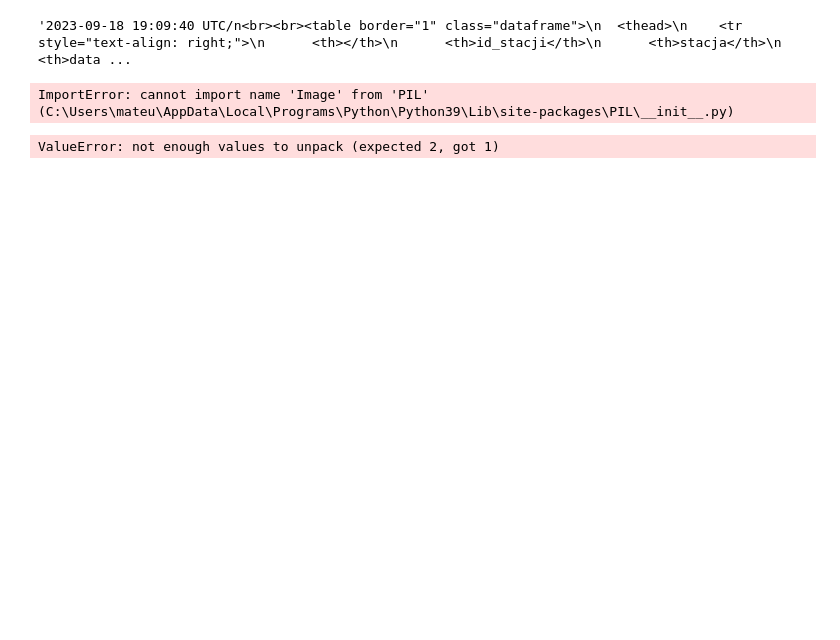
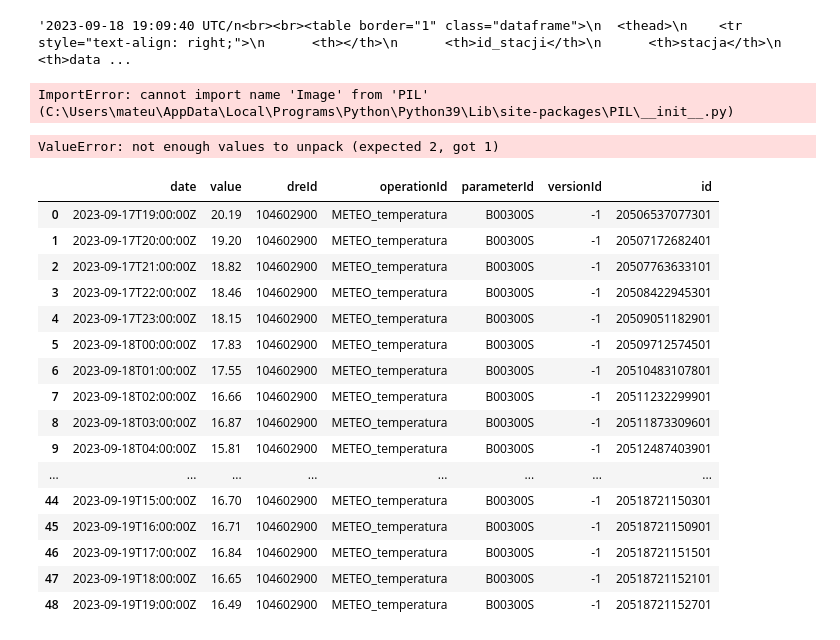
Before and after one commit to MateuszRac/Weather, a Jupyter notebook: imgw.ipynb, the cells around one changed output. Saved outputs shown, nothing was run; the diff lists cells and outputs as text; code cells hidden in the pictures; blank space fills up the shorter version.

```diff
--- a/imgw.ipynb
+++ b/imgw.ipynb
@@ -136,3 +136,56 @@ fig = px.line(df, x='Year', y='Value', title='Interactive Line Chart')
 
 # Export the plot as an HTML file
 fig.write_html('line_plot.html', auto_open=True)
+# %%
+import requests
+import json
+import pandas as pd
+import plotly.express as px
+
+headers = {
+    'Accept': 'application/json, text/javascript, */*; q=0.01',
+    'Accept-Language': 'en-US,en;q=0.7',
+    'Connection': 'keep-alive',
+    'Referer': 'https://hydro.imgw.pl/',
+    'Sec-Fetch-Dest': 'empty',
+    'Sec-Fetch-Mode': 'cors',
+    'Sec-Fetch-Site': 'same-origin',
+    'Sec-GPC': '1',
+    'User-Agent': 'Mozilla/5.0 (Windows NT 10.0; Win64; x64) AppleWebKit/537.36 (KHTML, like Gecko) Chrome/117.0.0.0 Safari/537.36',
+    'X-Requested-With': 'XMLHttpRequest',
+    'sec-ch-ua': '"Brave";v="117", "Not;A=Brand";v="8", "Chromium";v="117"',
+    'sec-ch-ua-mobile': '?0',
+    'sec-ch-ua-platform': '"Windows"',
+}
+
+params = {
+    'id': '251230120',
+}
+
+response = requests.get('https://hydro.imgw.pl/api/station/meteo/', params=params, headers=headers)
+
+j = json.loads(response.text)
+
+name = j['name']
+df = pd.DataFrame.from_dict(j['airTemperatureRecords'])
+df['value'] = pd.to_numeric(df["value"])
+# %%
+df
+# %% [output]
+|  | date | value | dreId | operationId | parameterId | versionId | id |
+| 0 | 2023-09-17T19:00:00Z | 20.19 | 104602900 | METEO_temperatura | B00300S | -1 | 20506537077301 |
+| 1 | 2023-09-17T20:00:00Z | 19.20 | 104602900 | METEO_temperatura | B00300S | -1 | 20507172682401 |
+| 2 | 2023-09-17T21:00:00Z | 18.82 | 104602900 | METEO_temperatura | B00300S | -1 | 20507763633101 |
+| 3 | 2023-09-17T22:00:00Z | 18.46 | 104602900 | METEO_temperatura | B00300S | -1 | 20508422945301 |
+| 4 | 2023-09-17T23:00:00Z | 18.15 | 104602900 | METEO_temperatura | B00300S | -1 | 20509051182901 |
+| 5 | 2023-09-18T00:00:00Z | 17.83 | 104602900 | METEO_temperatura | B00300S | -1 | 20509712574501 |
+| 6 | 2023-09-18T01:00:00Z | 17.55 | 104602900 | METEO_temperatura | B00300S | -1 | 20510483107801 |
+| 7 | 2023-09-18T02:00:00Z | 16.66 | 104602900 | METEO_temperatura | B00300S | -1 | 20511232299901 |
+| 8 | 2023-09-18T03:00:00Z | 16.87 | 104602900 | METEO_temperatura | B00300S | -1 | 20511873309601 |
+| 9 | 2023-09-18T04:00:00Z | 15.81 | 104602900 | METEO_temperatura | B00300S | -1 | 20512487403901 |
+| ... | ... | ... | ... | ... | ... | ... | ... |
+| 44 | 2023-09-19T15:00:00Z | 16.70 | 104602900 | METEO_temperatura | B00300S | -1 | 20518721150301 |
+| 45 | 2023-09-19T16:00:00Z | 16.71 | 104602900 | METEO_temperatura | B00300S | -1 | 20518721150901 |
+| 46 | 2023-09-19T17:00:00Z | 16.84 | 104602900 | METEO_temperatura | B00300S | -1 | 20518721151501 |
+| 47 | 2023-09-19T18:00:00Z | 16.65 | 104602900 | METEO_temperatura | B00300S | -1 | 20518721152101 |
+| 48 | 2023-09-19T19:00:00Z | 16.49 | 104602900 | METEO_temperatura | B00300S | -1 | 20518721152701 |
```
Also changed, not shown: 1 other file.
